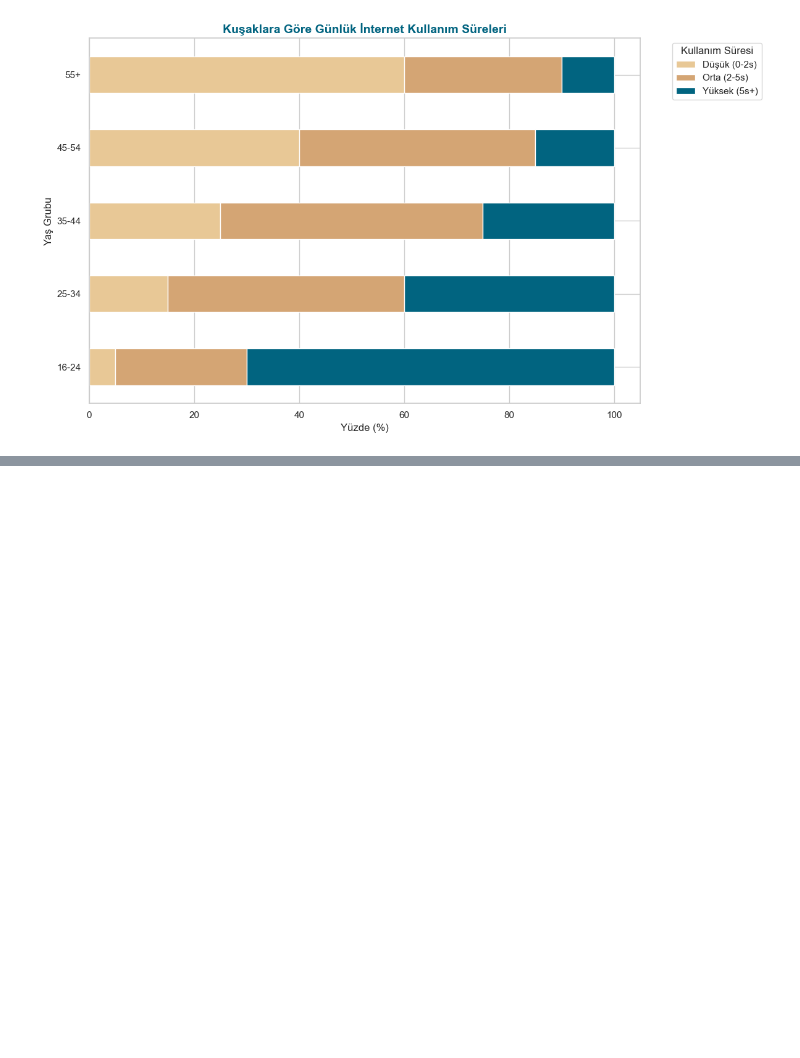
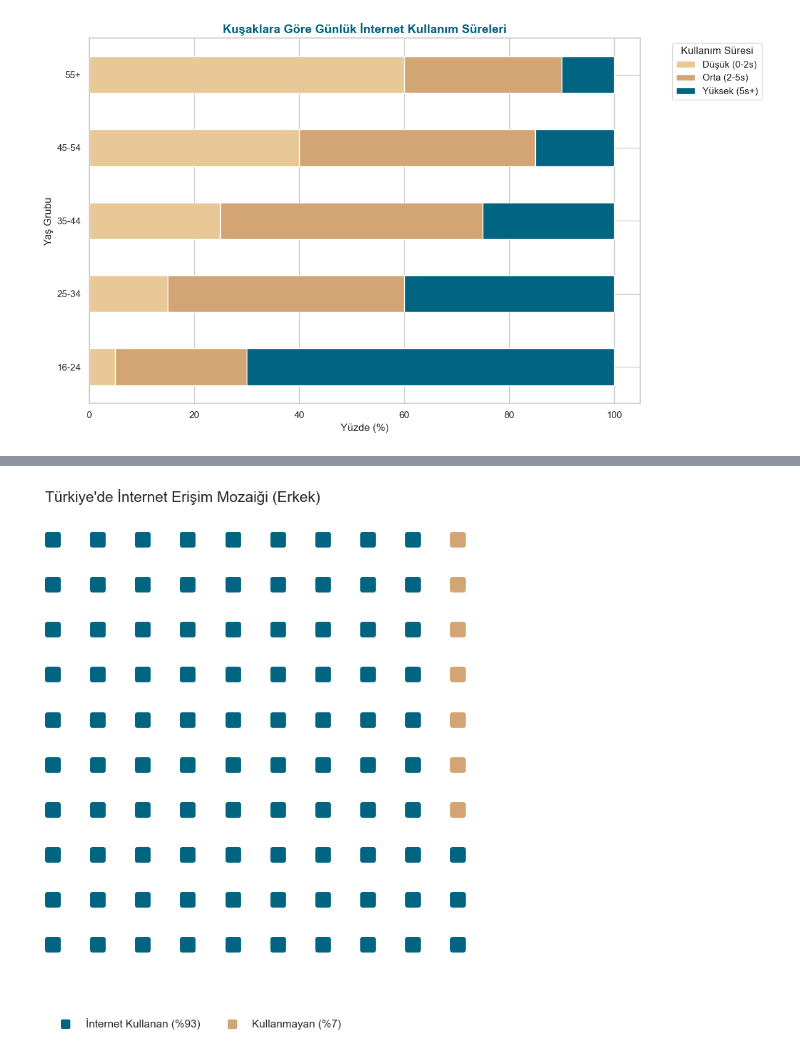
Before and after one commit to tuanna-web/Turkiye-de-Dijital-Yasam, a Jupyter notebook: poster.ipynb, the cells around one changed output, grey strips where cells are left out. Cells and saved outputs as stored; diff of their text form; code cells hidden in the pictures; blank space fills up the shorter version.

```diff
--- a/poster.ipynb
+++ b/poster.ipynb
@@ -299,2 +366,26 @@ df.info
 # %%
-df.head()
+!pip install pywaffle
+import matplotlib.pyplot as plt
+from pywaffle import Waffle
+
+# Örnek Veri (Erkek internet kullanım oranları üzerinden)
+# Toplam 100 kare üzerinden %93 kullanım, %7 kullanmama gibi
+data = {'İnternet Kullanan': 93, 'Kullanmayan': 7}
+
+fig = plt.figure(
+    FigureClass=Waffle,
+    rows=10,
+    values=data,
+    colors=["#016480", "#D4A574"], # Senin kurumsal renklerin
+    title={'label': 'Türkiye\'de İnternet Erişim Mozaiği (Erkek)', 'loc': 'left', 'fontdict': {'fontsize': 15}},
+    labels=[f"{k} (%{v})" for k, v in data.items()],
+    legend={'loc': 'lower left', 'bbox_to_anchor': (0, -0.2), 'ncol': len(data), 'frameon': False},
+    icons='square', # İstersen 'user' veya 'laptop' da yapabilirsin
+    icon_size=18,
+    icon_legend=True
+)
+
+# --- İNDİRME KOMUTU ---
+plt.savefig("waffle_internet_grafik.png", dpi=300, bbox_inches='tight')
+plt.show()
+# %% [output]
@@ -301,3 +406,4 @@ df.head()
+[figure, added]
 # %%
 import matplotlib.pyplot as plt
 
```
Also changed, not shown: parts of 22 cells of this notebook, 5 other files.
